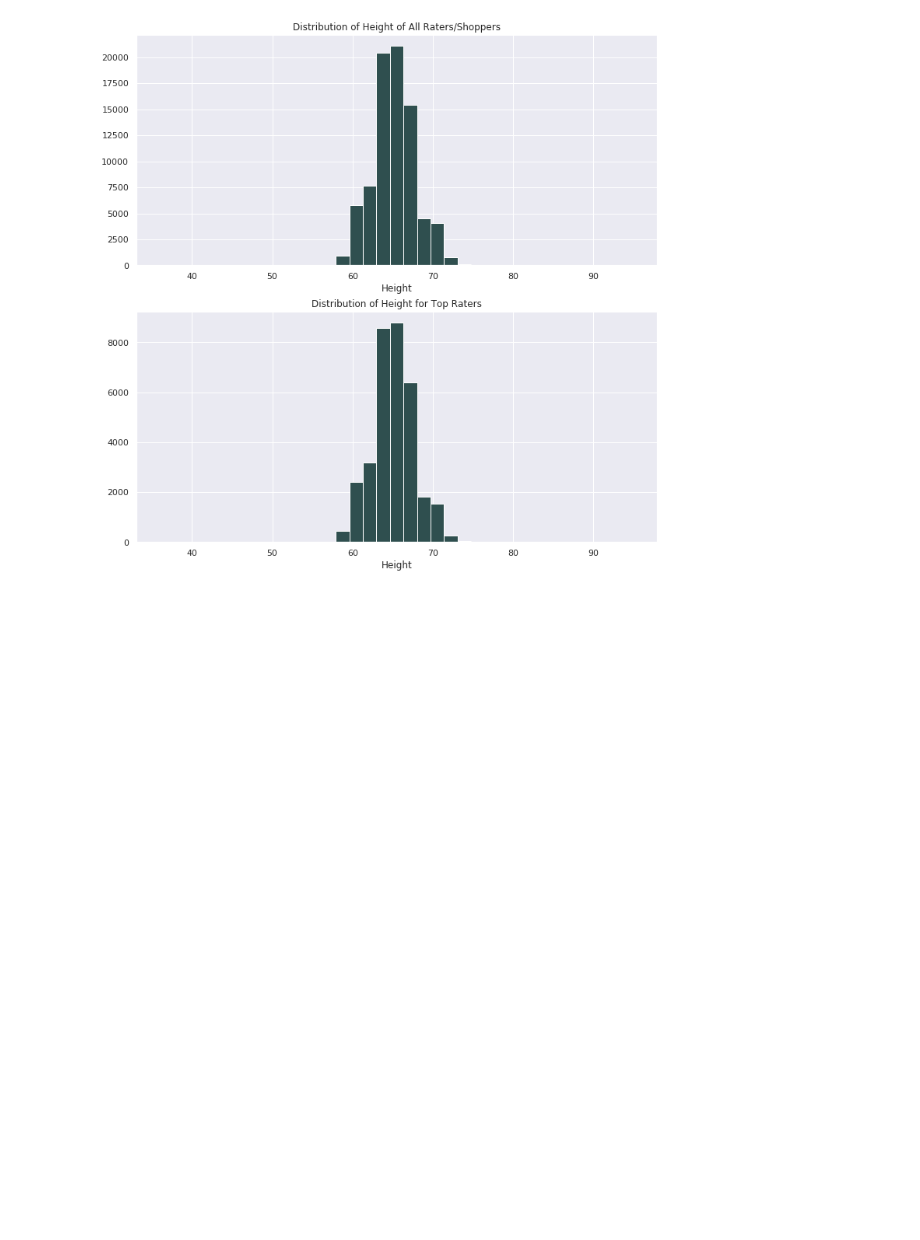
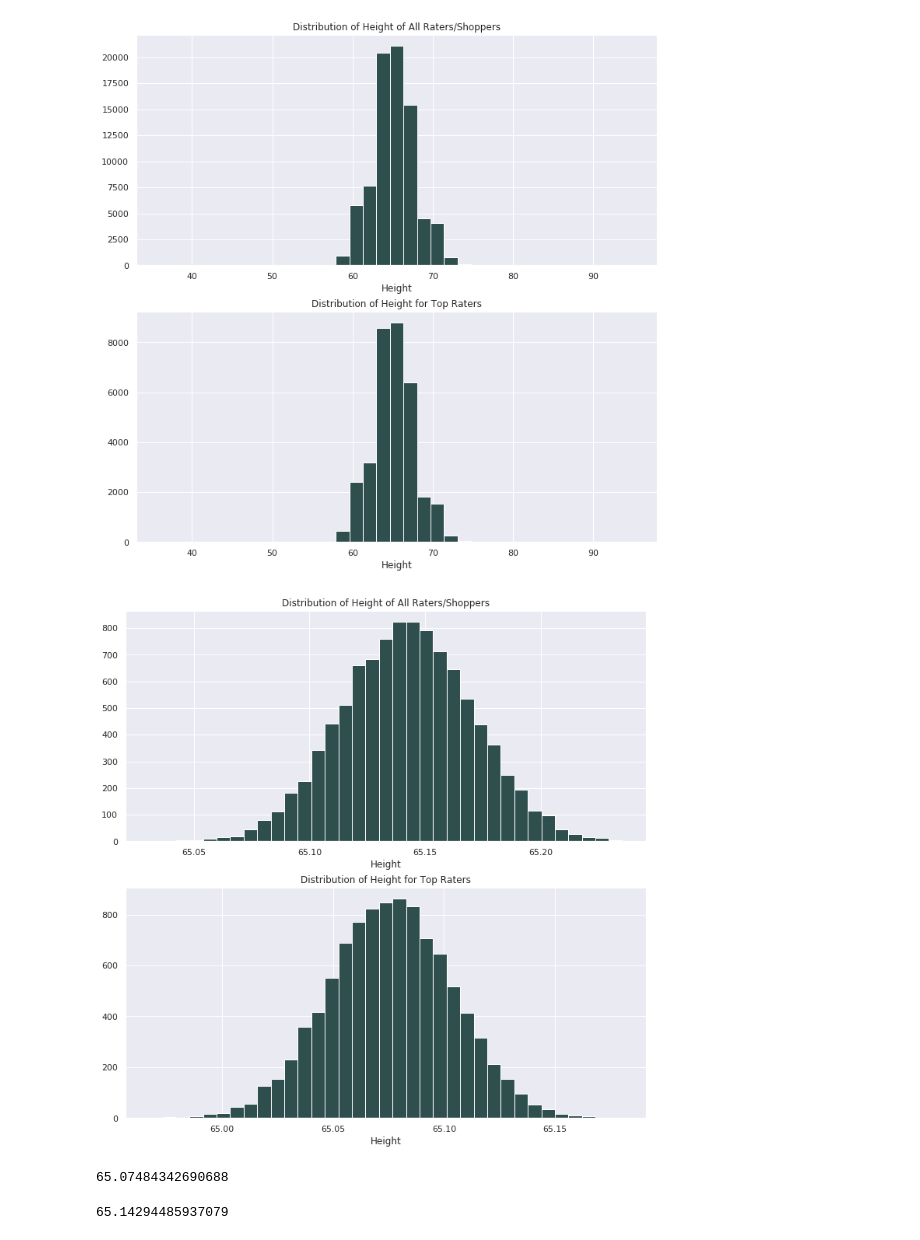
Before and after one commit to CliffordBridges/Whose-Clothes-Fit-Well, a Jupyter notebook: Allan_EDA_Cleaning.ipynb, the cells around one changed output. Cells and saved outputs as stored; diff of their text form; code cells hidden in the pictures; blank space fills up the shorter version.

```diff
--- a/Allan_EDA_Cleaning.ipynb
+++ b/Allan_EDA_Cleaning.ipynb
@@ -349,5 +388,45 @@ plt.show()
 plt.close()
 # %% [output]
 [figure]
+# %%
+#filling null values
+top_ratings.height.fillna((top_ratings.height.mean()), inplace=True)
+modcloth_sub.height.fillna((top_ratings.height.mean()), inplace=True)
+# %%
+#bootstrapping heights
+top_height = fxn.bootstrap(top_ratings.height,10000,10000)
+pop_height = fxn.bootstrap(modcloth_sub.height,10000,10000)
+# %%
+#Plotting bootstrapped heights
+figure = plt.figure(figsize=(12, 12))
+
+
+
+axes = figure.add_subplot(2, 1, 1)
+axes.hist(pop_height, color="darkslategray",bins=35)
+axes.set_title("Distribution of Height of All Raters/Shoppers")
+axes.set_xlabel("Height")
+
+
+axes = figure.add_subplot(2, 1, 2)
+axes.hist(top_height, color="darkslategray",bins=35)
+axes.set_title("Distribution of Height for Top Raters")
+axes.set_xlabel("Height")
+plt.savefig('Height_Comparison.png')
+plt.show()
+
+plt.close()
+# %% [output]
+[figure, added]
+# %%
+top_sample = np.random.choice(top_height, 100, replace = False)
+np.mean(top_sample)
+# %% [output]
+65.07484342690688
+# %%
+pop_sample = np.random.choice(pop_height, 100, replace = False)
+np.mean(pop_sample)
+# %% [output]
+65.14294485937079
 # %%
 #T-test that the mean height is the same as the total population
```
Also changed, not shown: parts of 21 cells of this notebook, 3 other files.
